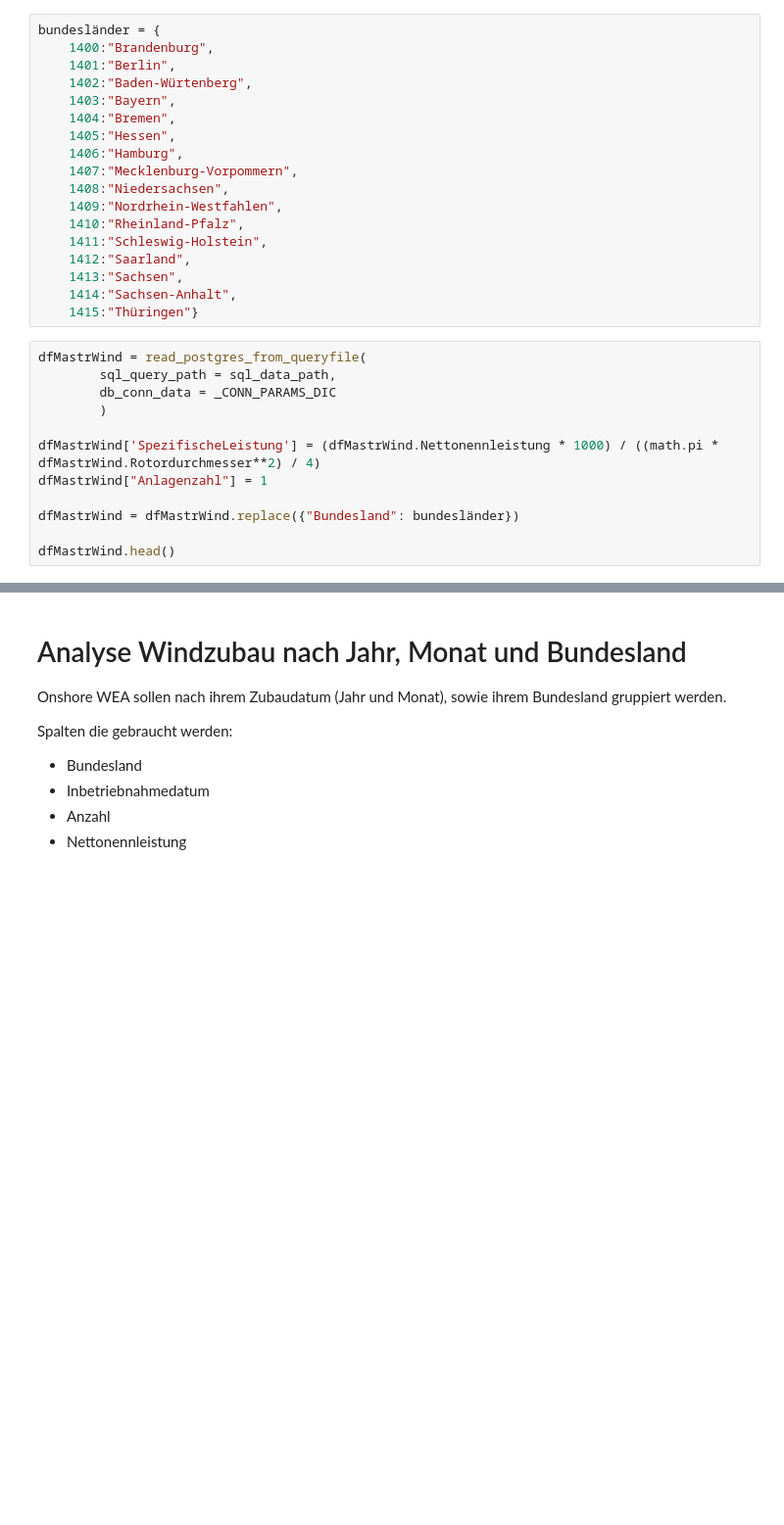
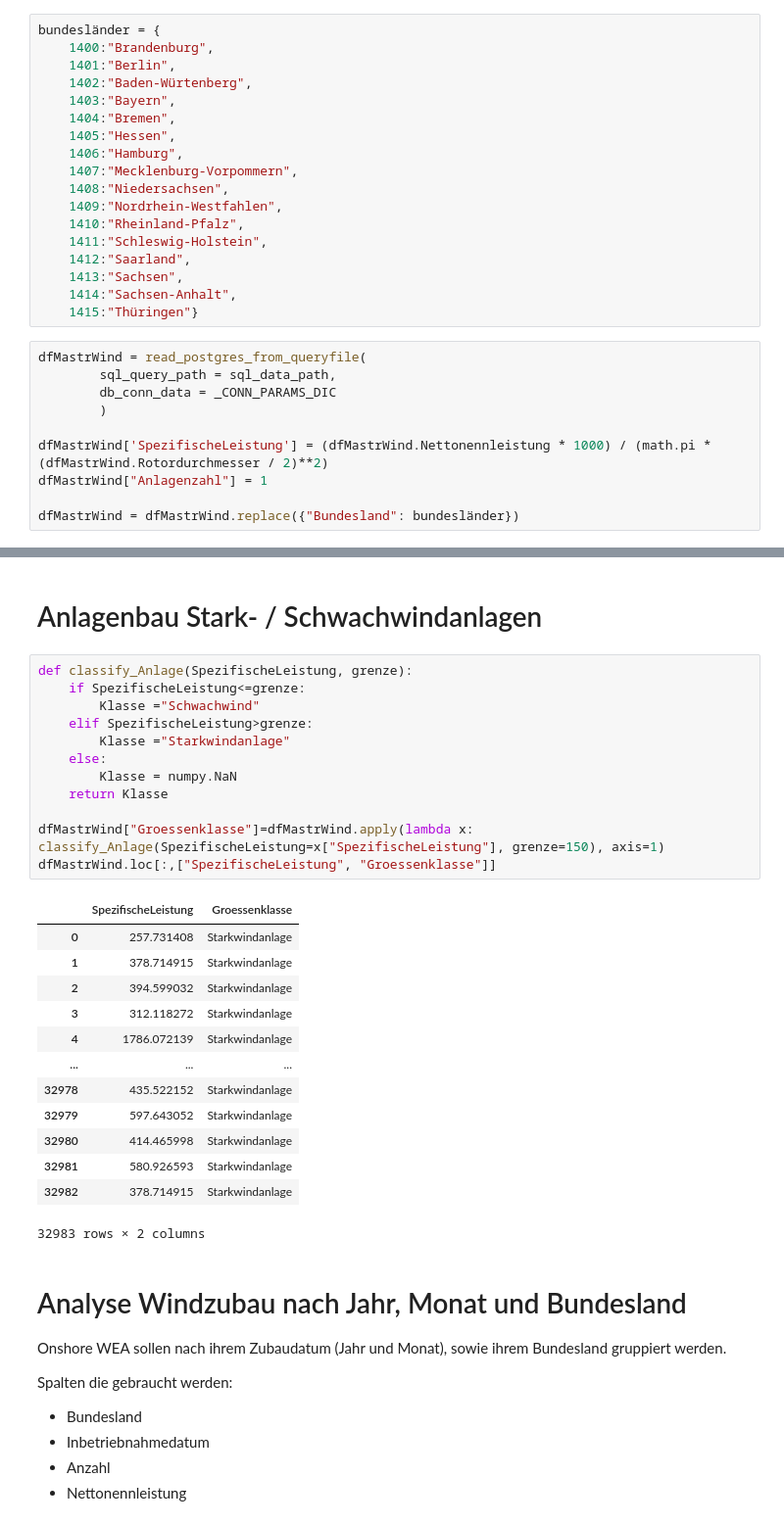
Before and after one commit to clwehner/Windatlas, a Jupyter notebook: windatlas/mastr/wind.ipynb, the cells around one changed output, grey strips where cells are left out. Shown: that part at 98% size. Saved outputs shown, nothing was run; the diff lists cells and outputs as text; blank space fills up the shorter version.

Commit message:
enhance class structure wind data

```diff
--- a/windatlas/mastr/wind.ipynb
+++ b/windatlas/mastr/wind.ipynb
@@ -42,9 +41,7 @@ dfMastrWind = read_postgres_from_queryfile(
         db_conn_data = _CONN_PARAMS_DIC
         )
 
-dfMastrWind['SpezifischeLeistung'] = (dfMastrWind.Nettonennleistung * 1000) / ((math.pi * dfMastrWind.Rotordurchmesser**2) / 4)
+dfMastrWind['SpezifischeLeistung'] = (dfMastrWind.Nettonennleistung * 1000) / (math.pi * (dfMastrWind.Rotordurchmesser / 2)**2)
 dfMastrWind["Anlagenzahl"] = 1
 
 dfMastrWind = dfMastrWind.replace({"Bundesland": bundesländer})
-
-dfMastrWind.head()
@@ -58,3 +63,31 @@ dfMastrWind.head()
+# %% [markdown]
+#  Anlagenbau Stark- / Schwachwindanlagen
+# %%
+def classify_Anlage(SpezifischeLeistung, grenze):
+    if SpezifischeLeistung<=grenze:
+        Klasse ="Schwachwind"
+    elif SpezifischeLeistung>grenze:
+        Klasse ="Starkwindanlage"
+    else:
+        Klasse = numpy.NaN
+    return Klasse
+
+dfMastrWind["Groessenklasse"]=dfMastrWind.apply(lambda x: classify_Anlage(SpezifischeLeistung=x["SpezifischeLeistung"], grenze=150), axis=1)
+dfMastrWind.loc[:,["SpezifischeLeistung", "Groessenklasse"]]
+# %% [output]
+|  | SpezifischeLeistung | Groessenklasse |
+| 0 | 257.731408 | Starkwindanlage |
+| 1 | 378.714915 | Starkwindanlage |
+| 2 | 394.599032 | Starkwindanlage |
+| 3 | 312.118272 | Starkwindanlage |
+| 4 | 1786.072139 | Starkwindanlage |
+| ... | ... | ... |
+| 32978 | 435.522152 | Starkwindanlage |
+| 32979 | 597.643052 | Starkwindanlage |
+| 32980 | 414.465998 | Starkwindanlage |
+| 32981 | 580.926593 | Starkwindanlage |
+| 32982 | 378.714915 | Starkwindanlage |
+32983 rows × 2 columns
 # %% [markdown]
 # Analyse Windzubau nach Jahr, Monat und Bundesland
 
```
Also changed, not shown: parts of 4 cells of this notebook, 10 other files.
